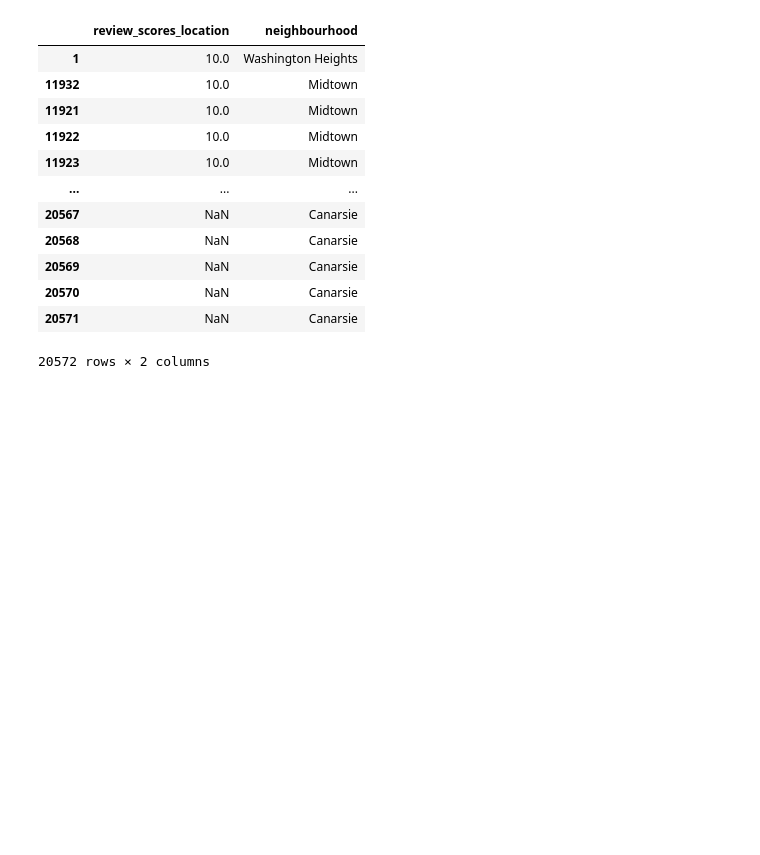
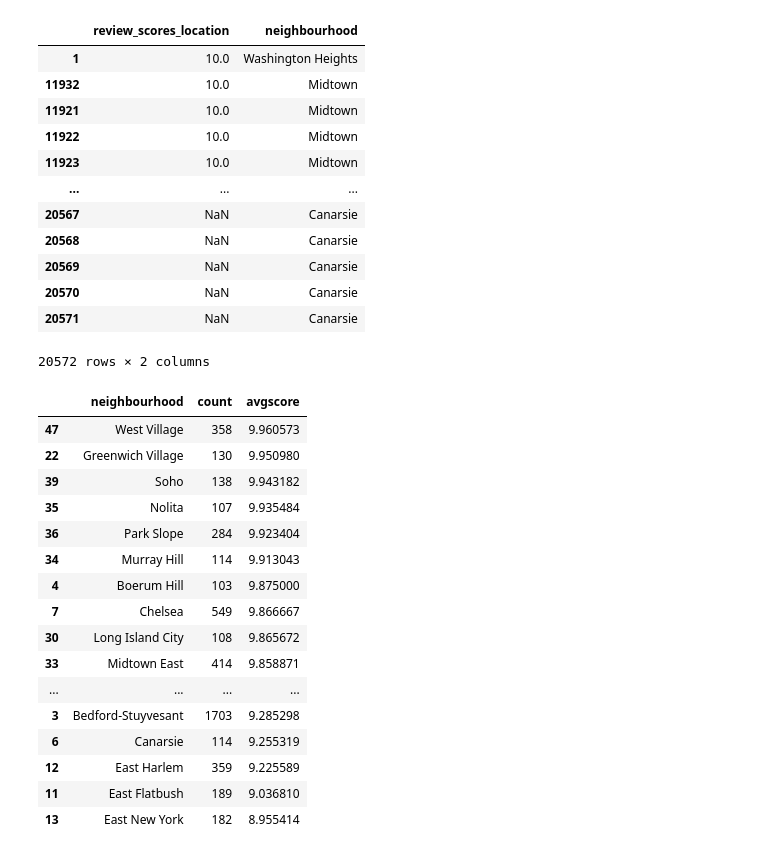
Before and after one commit to belisariomontesinos/AirBnb, a Jupyter notebook: AIrbnb.ipynb, the cells around one changed output. Cells and saved outputs as stored; diff of their text form; code cells hidden in the pictures; blank space fills up the shorter version.

```diff
--- a/AIrbnb.ipynb
+++ b/AIrbnb.ipynb
@@ -412,4 +412,23 @@ locss
 # %%
 hoodies = locss.groupby('neighbourhood').agg(count=('neighbourhood', 'count'), avgscore=('review_scores_location', 'mean')).reset_index()
 hoodies = hoodies.sort_values(by=['avgscore'], ascending=False)
+hoodies
+# %% [output]
+|  | neighbourhood | count | avgscore |
+| 47 | West Village | 358 | 9.960573 |
+| 22 | Greenwich Village | 130 | 9.950980 |
+| 39 | Soho | 138 | 9.943182 |
+| 35 | Nolita | 107 | 9.935484 |
+| 36 | Park Slope | 284 | 9.923404 |
+| 34 | Murray Hill | 114 | 9.913043 |
+| 4 | Boerum Hill | 103 | 9.875000 |
+| 7 | Chelsea | 549 | 9.866667 |
+| 30 | Long Island City | 108 | 9.865672 |
+| 33 | Midtown East | 414 | 9.858871 |
+| ... | ... | ... | ... |
+| 3 | Bedford-Stuyvesant | 1703 | 9.285298 |
+| 6 | Canarsie | 114 | 9.255319 |
+| 12 | East Harlem | 359 | 9.225589 |
+| 11 | East Flatbush | 189 | 9.036810 |
+| 13 | East New York | 182 | 8.955414 |
 # %%
```
Also changed, not shown: parts of 2 cells of this notebook.
